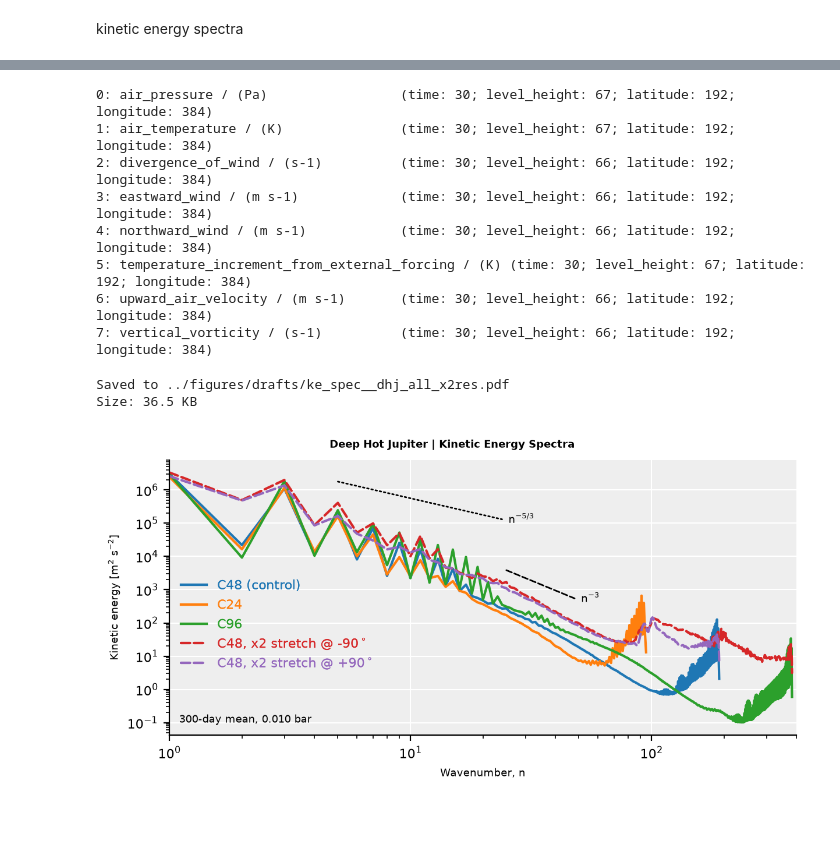
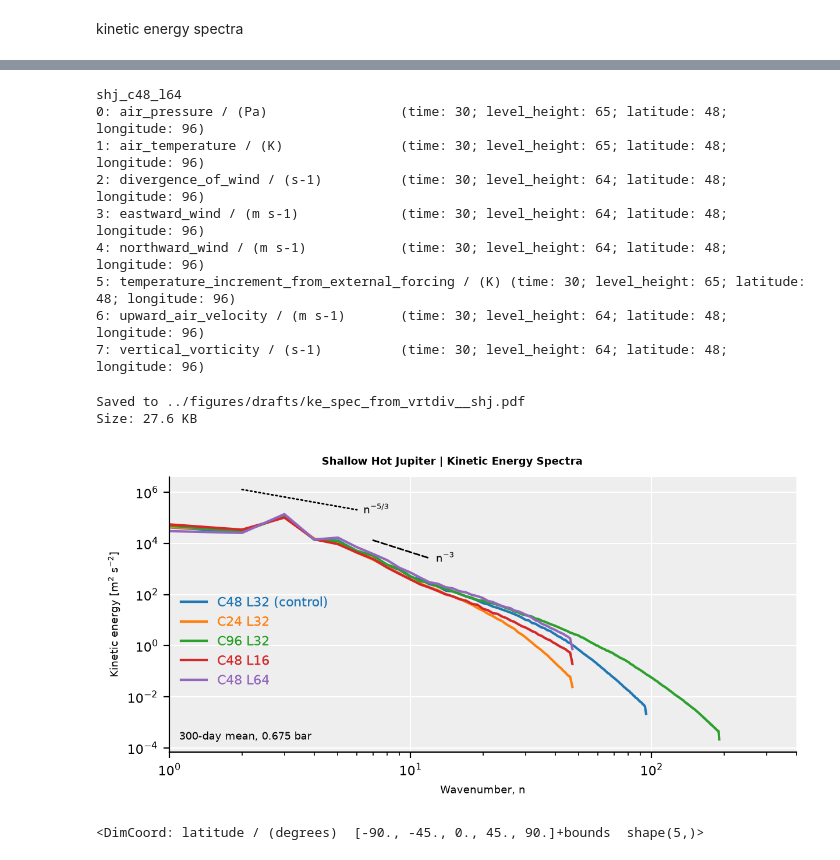
Before and after one commit to dennissergeev/lfric_egp_bench, a Jupyter notebook: src/scripts/KE-Spectra.ipynb, the cells around one changed output, grey strips where cells are left out. Drawn from its saved outputs; the diff is of its cells as text; code cells hidden in the pictures; blank space fills up the shorter version.

```diff
--- a/src/scripts/KE-Spectra.ipynb
+++ b/src/scripts/KE-Spectra.ipynb
@@ -57,7 +66,7 @@ hd209_rand_t100k_nf20_tau1e5_amp5e-5
 hd209_rand_t100k_nf20_tau1e5_amp5e-5_sclht4
 hd209_rand_t100k_nf20_tau1e5_amp1e-3_sclht4
 # %%
-group_key = "dhj_all"
+group_key = "shj"
 ds_rg = {}
 for exp_key in tqdm(GROUPS[group_key].simulations):
     ds_rg[exp_key] = load_lfric_raw(
@@ -74,18 +83,21 @@ for exp_key in tqdm(GROUPS[group_key].simulations):
             model_top_height=EXPERIMENTS[exp_key].const.domain_height.data,
         ),
     )
+print(exp_key)
 print(ds_rg[exp_key])
 # %% [output]
-0: air_pressure / (Pa)                 (time: 30; level_height: 67; latitude: 192; longitude: 384)
-1: air_temperature / (K)               (time: 30; level_height: 67; latitude: 192; longitude: 384)
-2: divergence_of_wind / (s-1)          (time: 30; level_height: 66; latitude: 192; longitude: 384)
-3: eastward_wind / (m s-1)             (time: 30; level_height: 66; latitude: 192; longitude: 384)
-4: northward_wind / (m s-1)            (time: 30; level_height: 66; latitude: 192; longitude: 384)
-5: temperature_increment_from_external_forcing / (K) (time: 30; level_height: 67; latitude: 192; longitude: 384)
-6: upward_air_velocity / (m s-1)       (time: 30; level_height: 66; latitude: 192; longitude: 384)
-7: vertical_vorticity / (s-1)          (time: 30; level_height: 66; latitude: 192; longitude: 384)
+shj_c48_l64
+0: air_pressure / (Pa)                 (time: 30; level_height: 65; latitude: 48; longitude: 96)
+1: air_temperature / (K)               (time: 30; level_height: 65; latitude: 48; longitude: 96)
+2: divergence_of_wind / (s-1)          (time: 30; level_height: 64; latitude: 48; longitude: 96)
+3: eastward_wind / (m s-1)             (time: 30; level_height: 64; latitude: 48; longitude: 96)
+4: northward_wind / (m s-1)            (time: 30; level_height: 64; latitude: 48; longitude: 96)
+5: temperature_increment_from_external_forcing / (K) (time: 30; level_height: 65; latitude: 48; longitude: 96)
+6: upward_air_velocity / (m s-1)       (time: 30; level_height: 64; latitude: 48; longitude: 96)
+7: vertical_vorticity / (s-1)          (time: 30; level_height: 64; latitude: 48; longitude: 96)
 # %%
 spectra = {}
+method = "vrtdiv"
 for exp_key in tqdm(GROUPS[group_key].simulations):
     if EXPERIMENTS[exp_key].group == "dhj":
         target_pressure = 10_000
@@ -94,20 +106,36 @@ for exp_key in tqdm(GROUPS[group_key].simulations):
     else:
         # hd209
         target_pressure = 1_000
-    u = ds_rg[exp_key].extract_cube("u_in_w3")
-    v = ds_rg[exp_key].extract_cube("v_in_w3")
+    u = ds_rg[exp_key].extract_cube(U_NAME)
+    v = ds_rg[exp_key].extract_cube(V_NAME)
+    vrt = ds_rg[exp_key].extract_cube(VRT_NAME)
+    div = ds_rg[exp_key].extract_cube(DIV_NAME)
     pres = (
         ds_rg[exp_key]
         .extract_cube(lfric.pres)
         .interpolate([(lfric.z, u.coord(lfric.z).points)], iris.analysis.Linear())
     )
-    u_plev = interp_cube_from_height_to_pressure_levels(u, pres, [target_pressure])
-    v_plev = interp_cube_from_height_to_pressure_levels(v, pres, [target_pressure])
-    spectra[exp_key] = ke_spectrum(
-        u_plev,
-        v_plev,
-        rsphere=EXPERIMENTS[exp_key].const.radius.data.item(),
-    )
+    if method == "wind":
+        u_plev = interp_cube_from_height_to_pressure_levels(u, pres, [target_pressure])
+        v_plev = interp_cube_from_height_to_pressure_levels(v, pres, [target_pressure])
+        spectra[exp_key] = ke_spectrum_from_uv(
+            u_plev,
+            v_plev,
+            rsphere=EXPERIMENTS[exp_key].const.radius.data.item(),
+        )
+    else:
+        vrt_plev = interp_cube_from_height_to_pressure_levels(
+            vrt, pres, [target_pressure]
+        )
+        div_plev = interp_cube_from_height_to_pressure_levels(
+            div, pres, [target_pressure]
+        )
+
+        spectra[exp_key] = ke_spectrum_from_vrtdiv(
+            vrt_plev,
+            div_plev,
+            rsphere=EXPERIMENTS[exp_key].const.radius.data.item(),
+        )
 # %%
 _savefig = True
 # idx_lev = 60  # index into level_height
@@ -159,34 +187,41 @@ for p, ls, sl, y_mult, label in [
     )
 
 add_custom_legend(
     ax,
     {
         EXPERIMENTS[exp_key].title: {**EXPERIMENTS[exp_key].kw_plt}
         for exp_key in GROUPS[group_key].simulations
     },
     # title=GROUPS[group_key].title,
     ncol=1,  # len(GROUPS[group_key].simulations),
     loc="center left",
     frameon=False,
     bbox_to_anchor=(0.0, 0.4),
     # facecolor="#EEEEEE",
     # edgecolor="none",
 )
 fig.suptitle(f"{GROUPS[group_key].title} | Kinetic Energy Spectra", size="small")
 ax.add_artist(
     AnchoredText(
         f"{n_days_mean:.0f}-day mean, {target_pressure * PA_TO_BAR:>5.3f} bar",
         loc="lower left",
         prop={"size": "small"},
         frameon=False,
     )
 )
 if _savefig:
     figsave(
         fig,
-        paths.drafts / f"ke_spec__{group_key}_x2res",
+        paths.drafts / f"ke_spec_from_{method}__{group_key}",
     )
 # %% [output]
-Saved to ../figures/drafts/ke_spec__dhj_all_x2res.pdf
-Size: 36.5 KB
+Saved to ../figures/drafts/ke_spec_from_vrtdiv__shj.pdf
+Size: 27.6 KB
-[figure, old version]
+[figure, new version]
+# %%
+from aeolus.io import create_dummy_cube
+from aeolus.plot import hcross
+
+create_dummy_cube(nlat=4, nlon=10, grid_type="b").coord(lfric.y)
+# %% [output]
+<DimCoord: latitude / (degrees)  [-90., -45., 0., 45., 90.]+bounds  shape(5,)>
```
Also changed, not shown: parts of 2 cells of this notebook, 3 other files.
